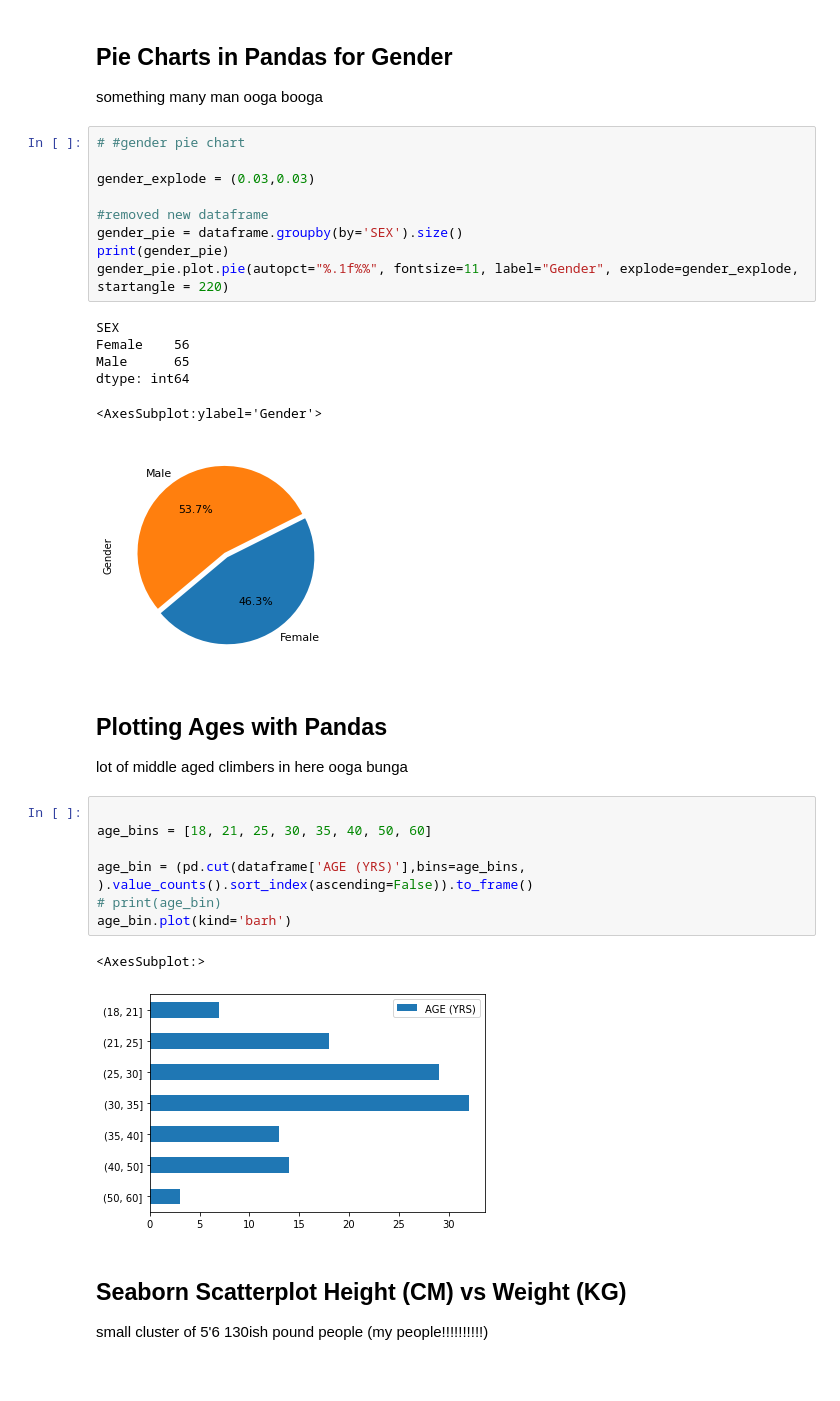
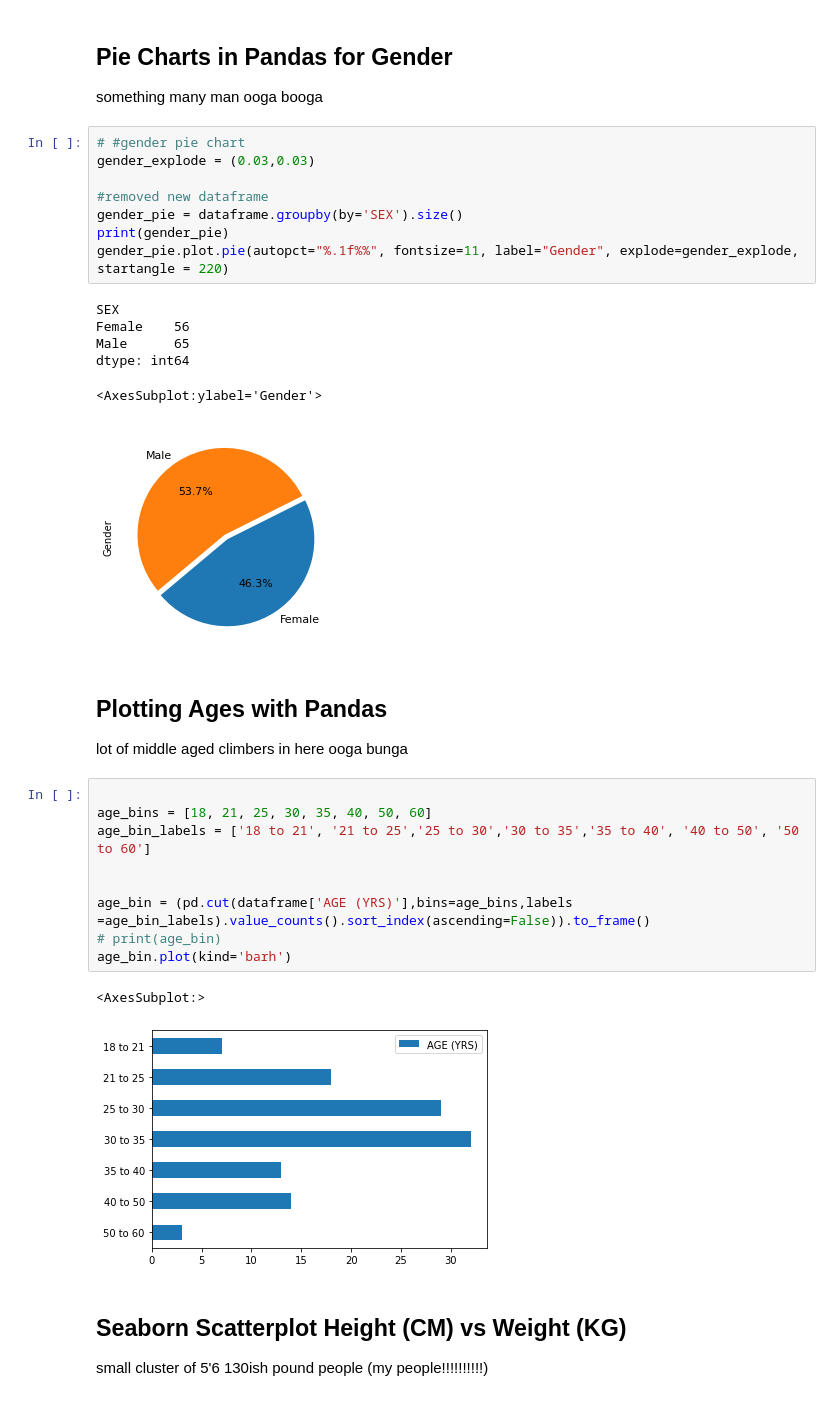
Before and after one commit to haokliao/Critical-Force-Visualization, a Jupyter notebook: EDA_001_notebook.ipynb, the cells around one changed output. Cells and saved outputs as stored; diff of their text form.

Commit message:
Added back bin labels, scatterplot should be fixed

```diff
--- a/EDA_001_notebook.ipynb
+++ b/EDA_001_notebook.ipynb
@@ -68,7 +68,6 @@ dtype: int64
 something many man ooga booga
 # %%
 # #gender pie chart
-
 gender_explode = (0.03,0.03)
 
 #removed new dataframe
@@ -88,13 +87,15 @@ lot of middle aged climbers in here ooga bunga
 # %%
 
 age_bins = [18, 21, 25, 30, 35, 40, 50, 60]
+age_bin_labels = ['18 to 21', '21 to 25','25 to 30','30 to 35','35 to 40', '40 to 50', '50 to 60']
 
-age_bin = (pd.cut(dataframe['AGE (YRS)'],bins=age_bins, ).value_counts().sort_index(ascending=False)).to_frame()
+
+age_bin = (pd.cut(dataframe['AGE (YRS)'],bins=age_bins,labels =age_bin_labels).value_counts().sort_index(ascending=False)).to_frame()
 # print(age_bin)
 age_bin.plot(kind='barh')
 # %% [output]
 <AxesSubplot:>
-[figure, old version]
+[figure, new version]
 # %% [markdown]
 ## Seaborn Scatterplot Height (CM) vs Weight (KG)
 small cluster of 5'6 130ish pound people (my people!!!!!!!!!!)
```
Also changed, not shown: parts of 1 cell of this notebook.
